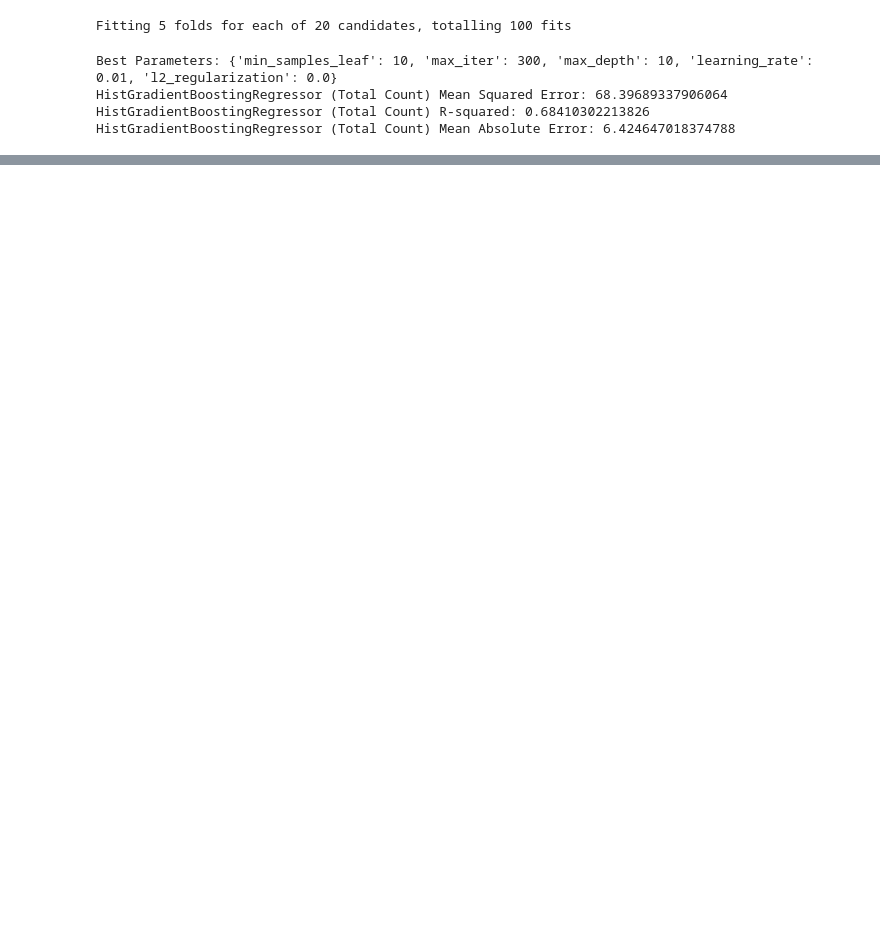
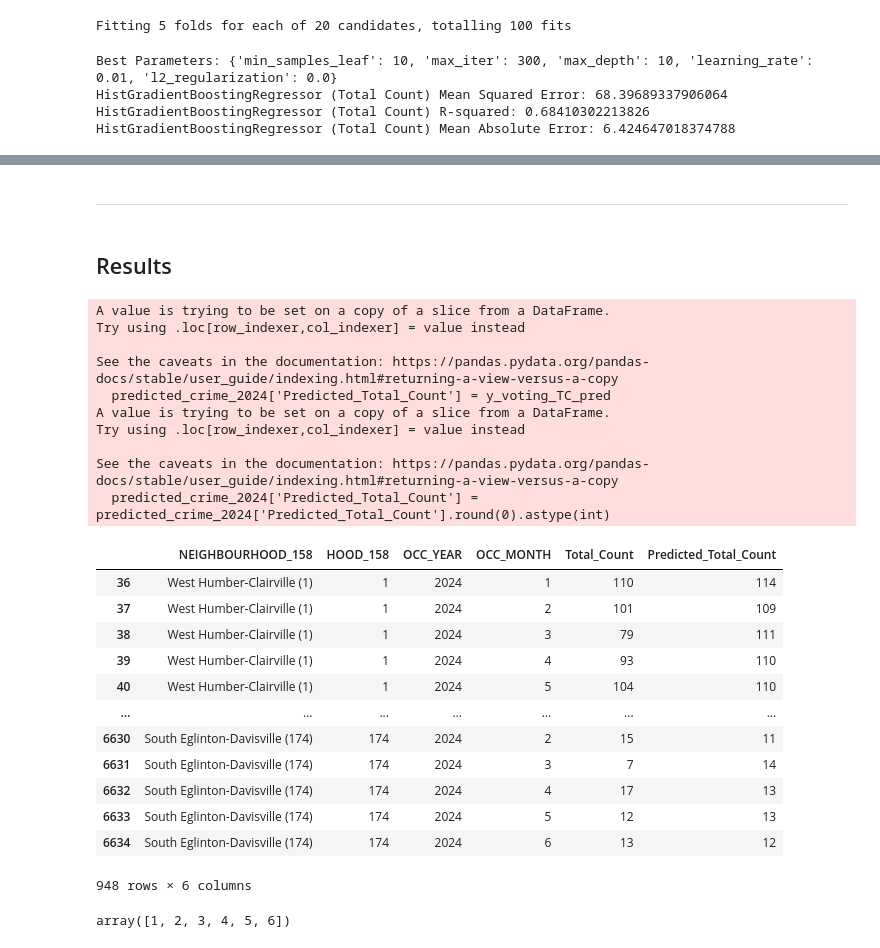
Before and after one commit to bhanotlavanya/Project_4_Crime_Prediction, a Jupyter notebook: crime_data.ipynb, the cells around one changed output, grey strips where cells are left out. Cells and saved outputs as stored; diff of their text form; code cells hidden in the pictures; blank space fills up the shorter version.

```diff
--- a/crime_data.ipynb
+++ b/crime_data.ipynb
@@ -2190,0 +2935,55 @@ Voting Regressor (Total Count) Mean Absolute Error: 4.863727032729603
+# %% [markdown]
+
+
+---
+# %% [markdown]
+## Results
+# %%
+# prompt: Create a dataframe with just the data for the year 2024 and concatenate y_voting_TC_pred values onto it in a column named Predicted_Total_Count
+
+predicted_crime_2024 = crime_by_M_Y_H.loc[crime_by_M_Y_H['OCC_YEAR'] == 2024, :]
+
+# Concatenate the predictions onto the DataFrame
+predicted_crime_2024['Predicted_Total_Count'] = y_voting_TC_pred
+
+# Round the values in Predicted_Total_Count to zero decimal places and convert the column to integers
+predicted_crime_2024['Predicted_Total_Count'] = predicted_crime_2024['Predicted_Total_Count'].round(0).astype(int)
+
+# Drop the Assault, Auto Theft, Break and Enter, Robbery, Theft Over columns from the Dataframe
+predicted_crime_2024 = predicted_crime_2024.drop(columns=['Assault', 'Auto Theft', 'Break and Enter', 'Robbery', 'Theft Over'])
+
+# Now df_2024 contains the data for 2024 with a new column 'Predicted_Total_Count'
+predicted_crime_2024
+# %% [output]
+A value is trying to be set on a copy of a slice from a DataFrame.
+Try using .loc[row_indexer,col_indexer] = value instead
+
+See the caveats in the documentation: https://pandas.pydata.org/pandas-docs/stable/user_guide/indexing.html#returning-a-view-versus-a-copy
+  predicted_crime_2024['Predicted_Total_Count'] = y_voting_TC_pred
+A value is trying to be set on a copy of a slice from a DataFrame.
+Try using .loc[row_indexer,col_indexer] = value instead
+
+See the caveats in the documentation: https://pandas.pydata.org/pandas-docs/stable/user_guide/indexing.html#returning-a-view-versus-a-copy
+  predicted_crime_2024['Predicted_Total_Count'] = predicted_crime_2024['Predicted_Total_Count'].round(0).astype(int)
+|  | NEIGHBOURHOOD_158 | HOOD_158 | OCC_YEAR | OCC_MONTH | Total_Count | Predicted_Total_Count |
+| 36 | West Humber-Clairville (1) | 1 | 2024 | 1 | 110 | 114 |
+| 37 | West Humber-Clairville (1) | 1 | 2024 | 2 | 101 | 109 |
+| 38 | West Humber-Clairville (1) | 1 | 2024 | 3 | 79 | 111 |
+| 39 | West Humber-Clairville (1) | 1 | 2024 | 4 | 93 | 110 |
+| 40 | West Humber-Clairville (1) | 1 | 2024 | 5 | 104 | 110 |
+| ... | ... | ... | ... | ... | ... | ... |
+| 6630 | South Eglinton-Davisville (174) | 174 | 2024 | 2 | 15 | 11 |
+| 6631 | South Eglinton-Davisville (174) | 174 | 2024 | 3 | 7 | 14 |
+| 6632 | South Eglinton-Davisville (174) | 174 | 2024 | 4 | 17 | 13 |
+| 6633 | South Eglinton-Davisville (174) | 174 | 2024 | 5 | 12 | 13 |
+| 6634 | South Eglinton-Davisville (174) | 174 | 2024 | 6 | 13 | 12 |
+948 rows × 6 columns
+# %%
+# prompt: Show all the unique values in 'OCC_MONTH' column of predicted_crime_2024
+
+# All the months for which there is crime data for the year 2024
+unique_occ_month = predicted_crime_2024['OCC_MONTH'].unique()
+
+unique_occ_month
+# %% [output]
+array([1, 2, 3, 4, 5, 6])
```
Also changed, not shown: parts of 95 cells of this notebook.
